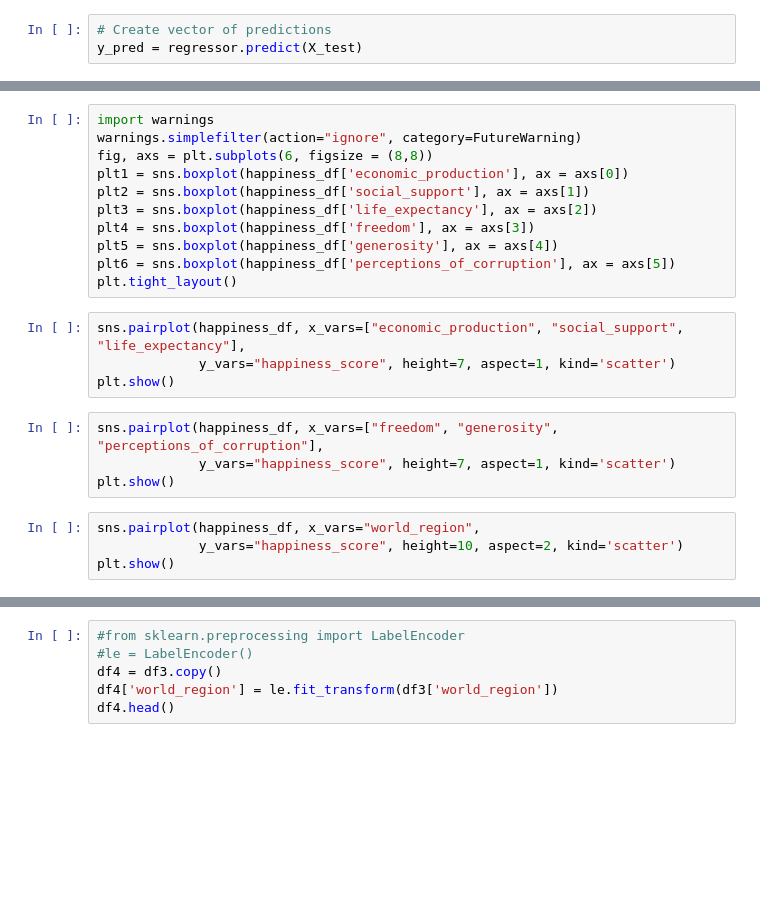
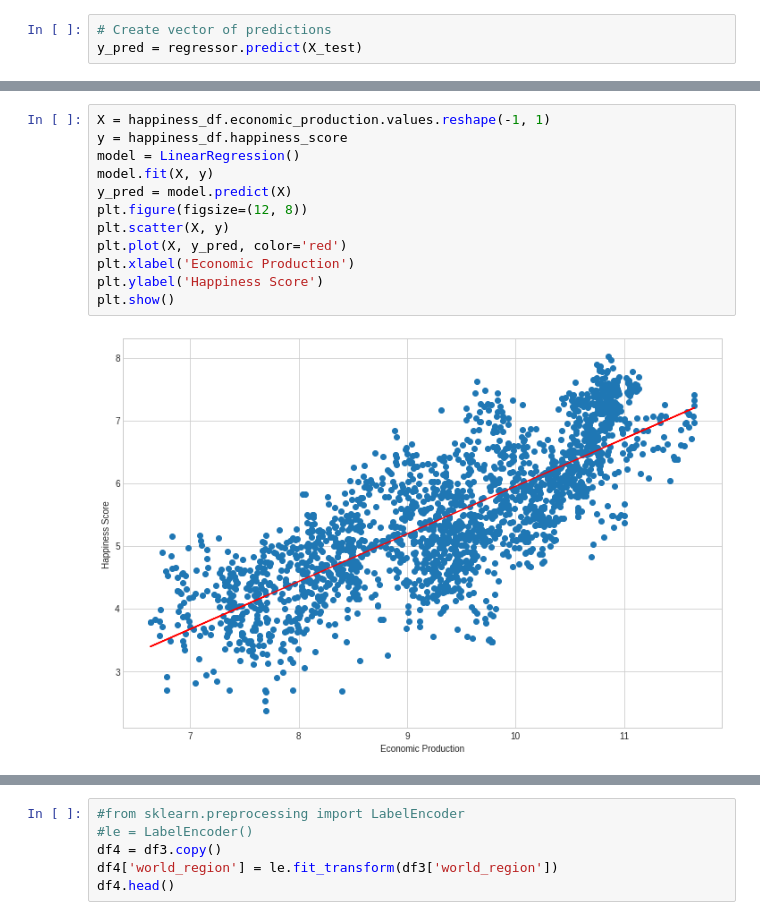
Before and after one commit to Wavelydavely/World_Happiness_Report, a Jupyter notebook: segment2final_pyspark.ipynb, the cells around one changed output, grey strips where cells are left out. Cells and saved outputs as stored; diff of their text form; blank space fills up the shorter version.

```diff
--- a/segment2final_pyspark.ipynb
+++ b/segment2final_pyspark.ipynb
@@ -144,23 +184,14 @@ plt.show()
-# %%
-import warnings
-warnings.simplefilter(action="ignore", category=FutureWarning)
-fig, axs = plt.subplots(6, figsize = (8,8))
-plt1 = sns.boxplot(happiness_df['economic_production'], ax = axs[0])
-plt2 = sns.boxplot(happiness_df['social_support'], ax = axs[1])
-plt3 = sns.boxplot(happiness_df['life_expectancy'], ax = axs[2])
-plt4 = sns.boxplot(happiness_df['freedom'], ax = axs[3])
-plt5 = sns.boxplot(happiness_df['generosity'], ax = axs[4])
-plt6 = sns.boxplot(happiness_df['perceptions_of_corruption'], ax = axs[5])
-plt.tight_layout()
-# %%
-sns.pairplot(happiness_df, x_vars=["economic_production", "social_support", "life_expectancy"],
-             y_vars="happiness_score", height=7, aspect=1, kind='scatter')
-plt.show()
-# %%
-sns.pairplot(happiness_df, x_vars=["freedom", "generosity", "perceptions_of_corruption"],
-             y_vars="happiness_score", height=7, aspect=1, kind='scatter')
-plt.show()
-# %%
-sns.pairplot(happiness_df, x_vars="world_region",
-             y_vars="happiness_score", height=10, aspect=2, kind='scatter')
-plt.show()
+# %%
+X = happiness_df.economic_production.values.reshape(-1, 1)
+y = happiness_df.happiness_score
+model = LinearRegression()
+model.fit(X, y)
+y_pred = model.predict(X)
+plt.figure(figsize=(12, 8))
+plt.scatter(X, y)
+plt.plot(X, y_pred, color='red')
+plt.xlabel('Economic Production')
+plt.ylabel('Happiness Score')
+plt.show()
+# %% [output]
+[figure, added]
```
Also changed, not shown: parts of 28 cells of this notebook.
